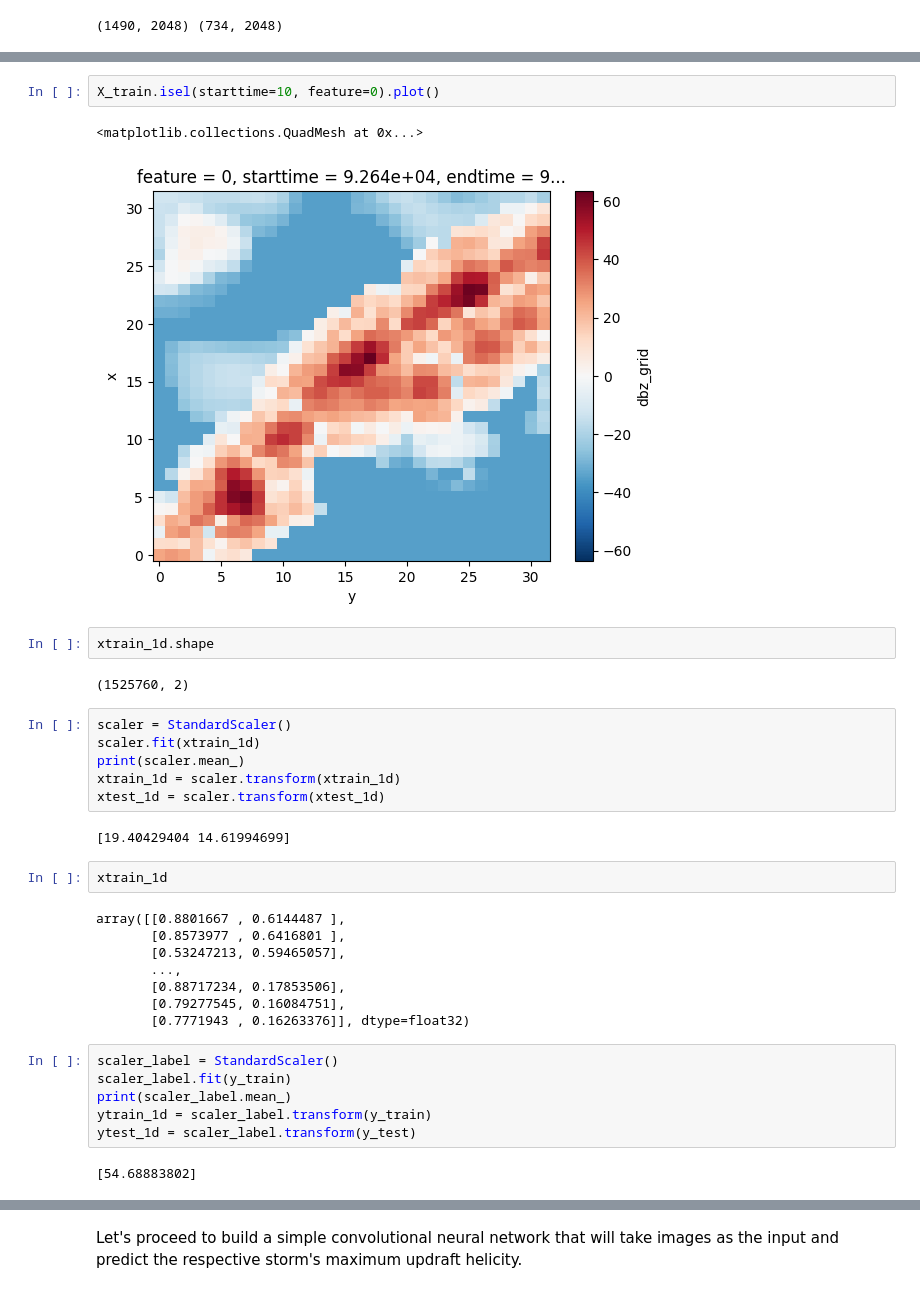
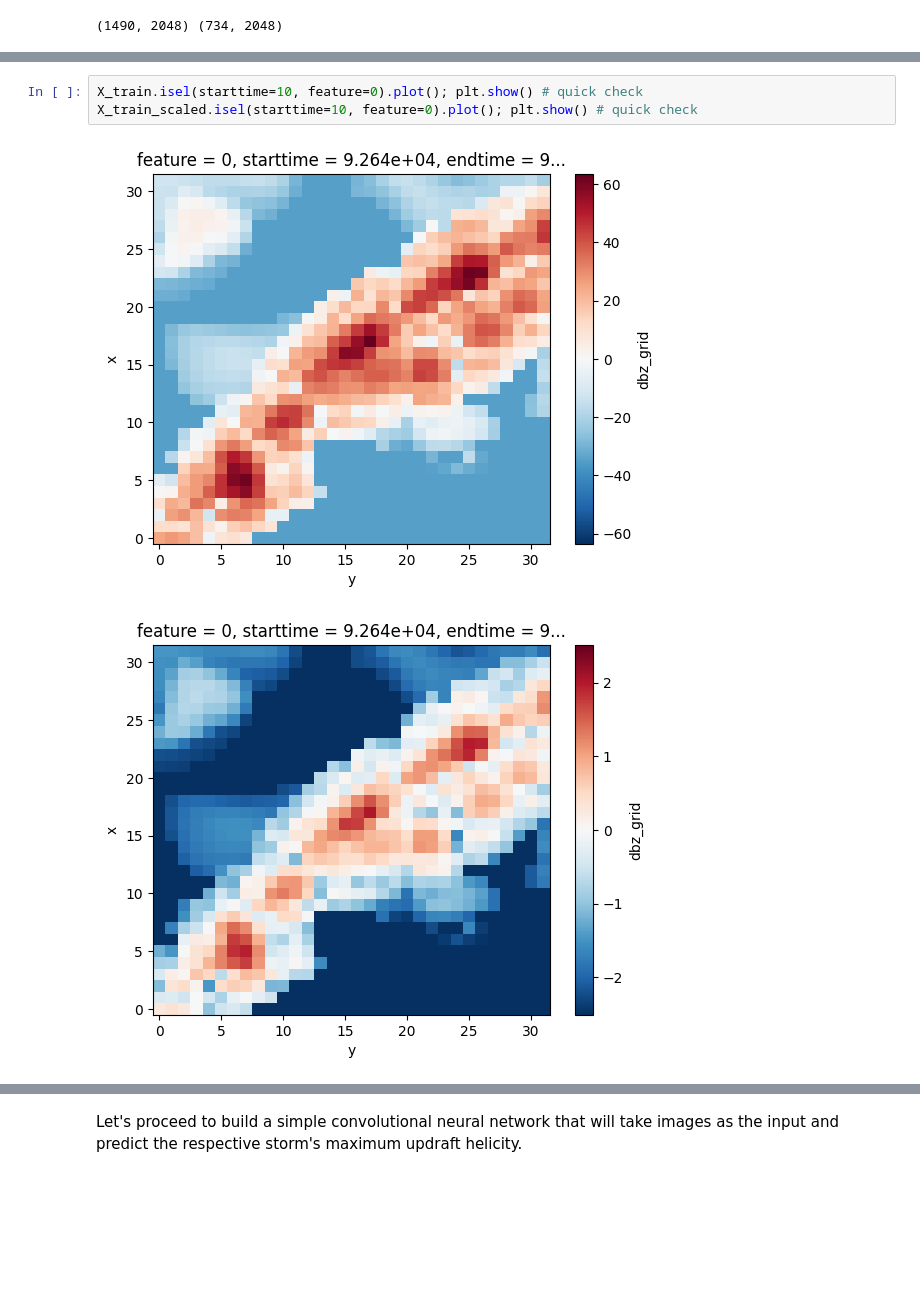
Before and after one commit to mariajmolina/UMDAOSC650, a Jupyter notebook: firstcnn.ipynb, the cells around one changed output, grey strips where cells are left out. Cells and saved outputs as stored; diff of their text form; blank space fills up the shorter version.

```diff
--- a/firstcnn.ipynb
+++ b/firstcnn.ipynb
@@ -332,35 +307,6 @@ scale_da_along_dim(X_train, dim="feature")
 # %%
-X_train.isel(starttime=10, feature=0).plot()
+X_train.isel(starttime=10, feature=0).plot(); plt.show() # quick check
+X_train_scaled.isel(starttime=10, feature=0).plot(); plt.show() # quick check
 # %% [output]
-<matplotlib.collections.QuadMesh at 0x...>
 [figure]
+[figure, added]
-# %%
-xtrain_1d.shape
-# %% [output]
-(1525760, 2)
-# %%
-scaler = StandardScaler()
-scaler.fit(xtrain_1d)
-print(scaler.mean_)
-xtrain_1d = scaler.transform(xtrain_1d)
-xtest_1d = scaler.transform(xtest_1d)
-# %% [output]
-[19.40429404 14.61994699]
-# %%
-xtrain_1d
-# %% [output]
-array([[0.8801667 , 0.6144487 ],
-       [0.8573977 , 0.6416801 ],
-       [0.53247213, 0.59465057],
-       ...,
-       [0.88717234, 0.17853506],
-       [0.79277545, 0.16084751],
-       [0.7771943 , 0.16263376]], dtype=float32)
-# %%
-scaler_label = StandardScaler()
-scaler_label.fit(y_train)
-print(scaler_label.mean_)
-ytrain_1d = scaler_label.transform(y_train)
-ytest_1d = scaler_label.transform(y_test)
-# %% [output]
-[54.68883802]
```
Also changed, not shown: parts of 56 cells of this notebook.
